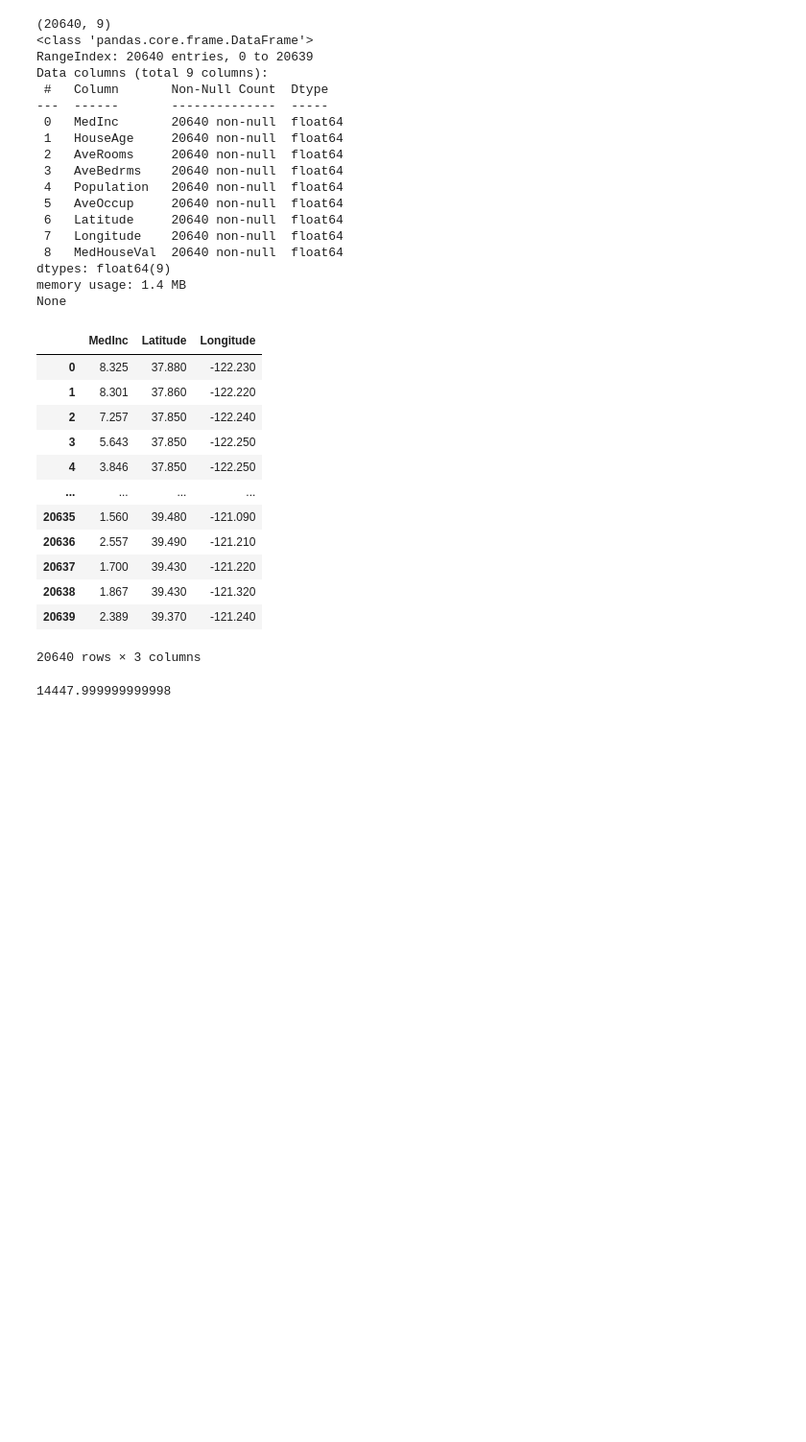
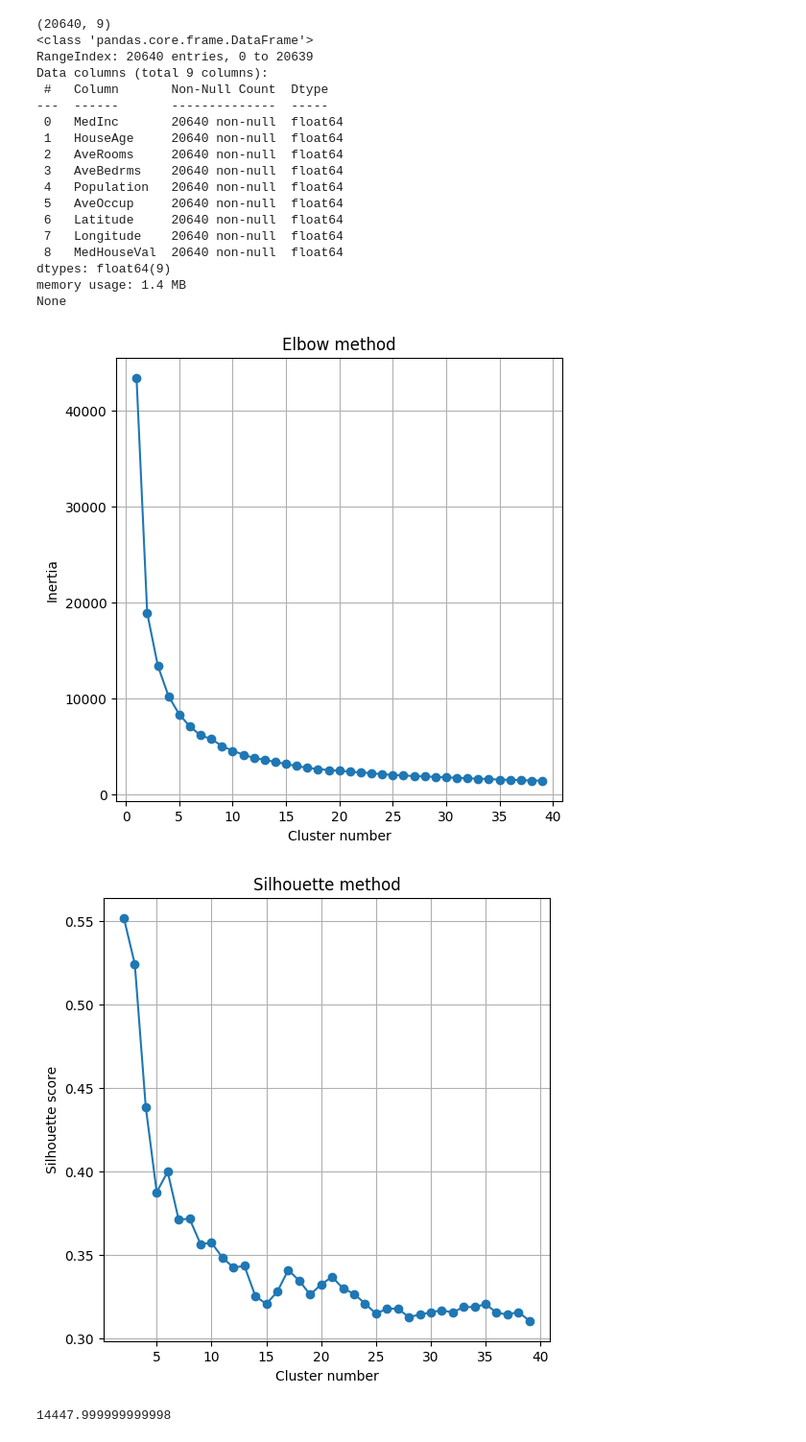
Before and after one commit to 4GeeksAcademy/K-means-project-csmb, a Jupyter notebook: src/explore.ipynb, the cells around one changed output. Shown at 96% size. Drawn from its saved outputs; the diff is of its cells as text; code cells hidden in the pictures; blank space fills up the shorter version.

Commit message:
K-means first steps

```diff
--- a/src/explore.ipynb
+++ b/src/explore.ipynb
@@ -62,22 +62,6 @@ None
 # %%
 # Removing package_name column as it is not relevant for the analysis
 dfHousing_processed = dfHousing_raw[["MedInc","Latitude","Longitude"]]
-# %%
-dfHousing_processed
-# %% [output]
-|  | MedInc | Latitude | Longitude |
-| 0 | 8.325 | 37.880 | -122.230 |
-| 1 | 8.301 | 37.860 | -122.220 |
-| 2 | 7.257 | 37.850 | -122.240 |
-| 3 | 5.643 | 37.850 | -122.250 |
-| 4 | 3.846 | 37.850 | -122.250 |
-| ... | ... | ... | ... |
-| 20635 | 1.560 | 39.480 | -121.090 |
-| 20636 | 2.557 | 39.490 | -121.210 |
-| 20637 | 1.700 | 39.430 | -121.220 |
-| 20638 | 1.867 | 39.430 | -121.320 |
-| 20639 | 2.389 | 39.370 | -121.240 |
-20640 rows × 3 columns
 # %%
 # Normalize data
 X = dfHousing_processed
@@ -97,3 +72,46 @@ for k in range(1,40):
+# %%
+## Check best number of clusters for the model
+
+# Elbow method
+
+nk = []
+
+for k in range(1,40):
+    kmeans = KMeans(n_clusters=k, init='k-means++', max_iter=300, random_state=42)
+    kmeans.fit(X_train)
+    nk.append(kmeans.inertia_)
+
+# Elbow plot
+plt.figure(figsize=(6, 6))
+plt.plot(range(1, 40), nk, marker='o')
+plt.title('Elbow method')
+plt.xlabel('Cluster number')
+plt.ylabel('Inertia')
+plt.grid()
+plt.show()
+
+# Silhouette score
+
+ss = []
+for k in range(2, 40):
+    kmeans = KMeans(n_clusters=k, init='k-means++', max_iter=300, random_state=42)
+    kmeans.fit(X_train)
+
+    X_prediction = kmeans.predict(X_test)
+    silhouette_avg = silhouette_score(X_test, X_prediction)
+    ss.append(silhouette_avg)
+
+# Gráfico del silhouette
+plt.figure(figsize=(6, 6))
+plt.plot(range(2, 40), ss, marker='o')
+plt.title('Silhouette method')
+plt.xlabel('Cluster number')
+plt.ylabel('Silhouette score')
+plt.grid()
+plt.show();
+# %% [output]
+[figure, added]
+[figure, added]
 # %%
 # K-means clustering
 
```
Also changed, not shown: parts of 2 cells of this notebook.
